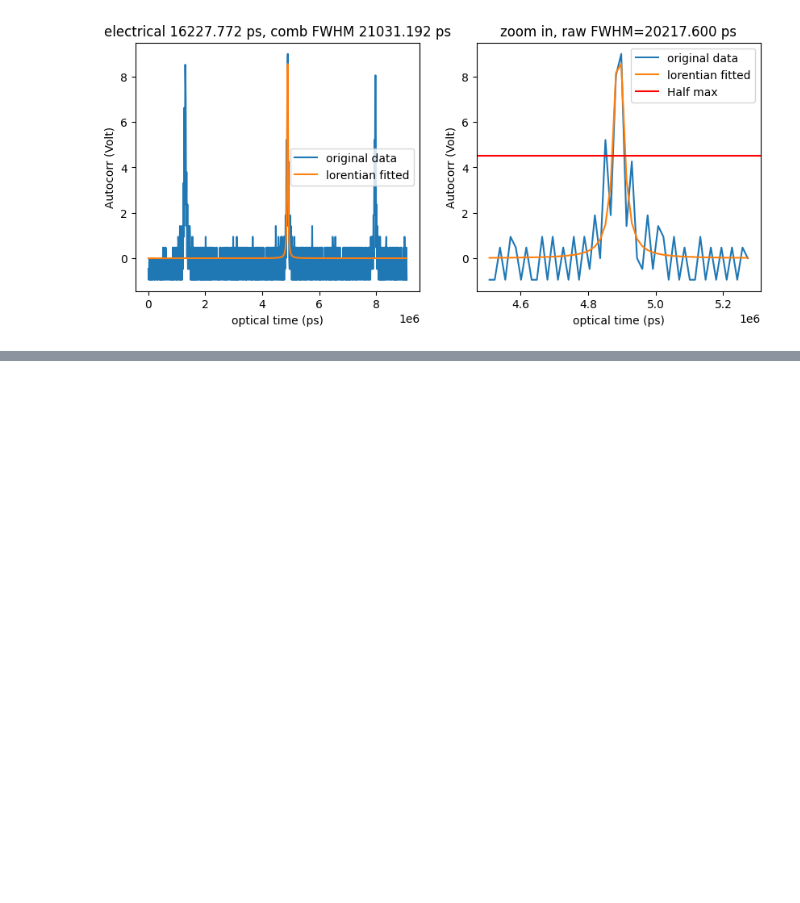
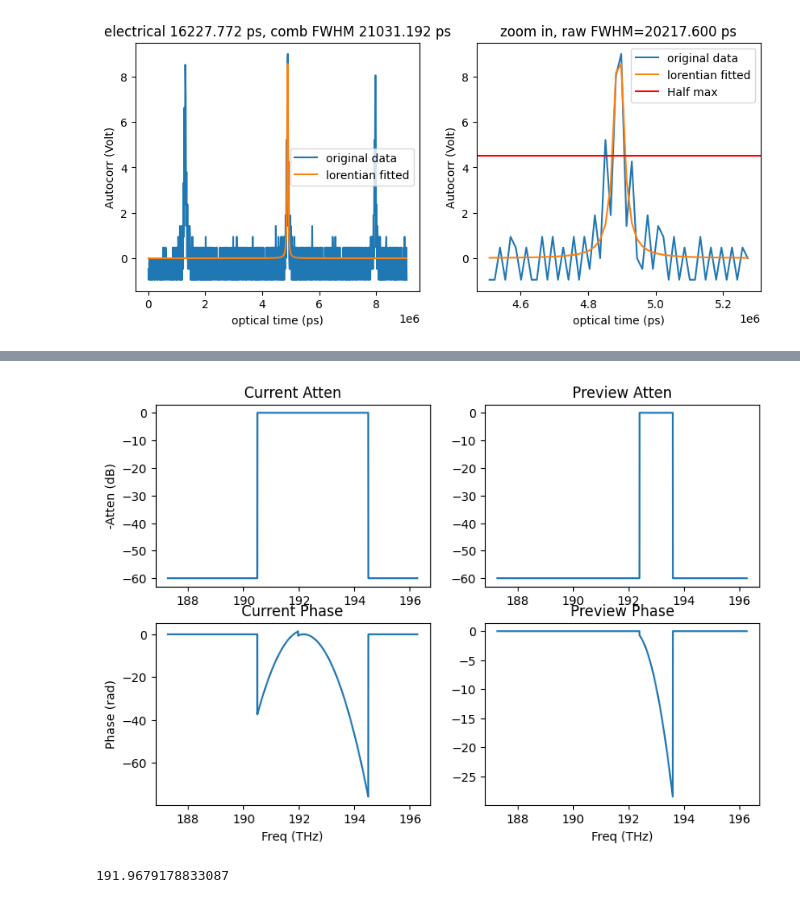
Before and after one commit to kester2015/KeckLFC-deploy, a Jupyter notebook: Notebooks/new_laptop_test.ipynb, the cells around one changed output, grey strips where cells are left out. Drawn from its saved outputs; the diff is of its cells as text; code cells hidden in the pictures; blank space fills up the shorter version.

```diff
--- a/Notebooks/new_laptop_test.ipynb
+++ b/Notebooks/new_laptop_test.ipynb
@@ -1429,0 +1424,10 @@ array([ 83, 314, 511], dtype=int64)
+# %%
+import os
+os.chdir(r'D:\astrocomb\KeckLFC-deploy')
+
+from Hardware.Waveshaper import Waveshaper
+
+addr='SN082721'
+#wsp = Waveshaper(addr=f'ASRL{6}::INSTR')
+wsp = Waveshaper(addr='SN200157',WSname='Waveshaper')
+wsp.connect()
@@ -1429,0 +1440,15 @@ array([ 83, 314, 511], dtype=int64)
+# %%
+d2= -0.55  #-3.74 -3.77 -3.64
+
+
+
+x_hz,y_phase = initial_phase_array(wsp,d2,1530,1590,0.06)
+wsp.setBandPass(center=193,span=1.2)
+wsp.plotStatus()
+phase_setting(wsp,x_hz,y_phase)
+# %% [output]
+[figure, added]
+# %%
+x_hz[528]
+# %% [output]
+191.9679178833087
```
Also changed, not shown: parts of 6 cells of this notebook, 2 other files.
